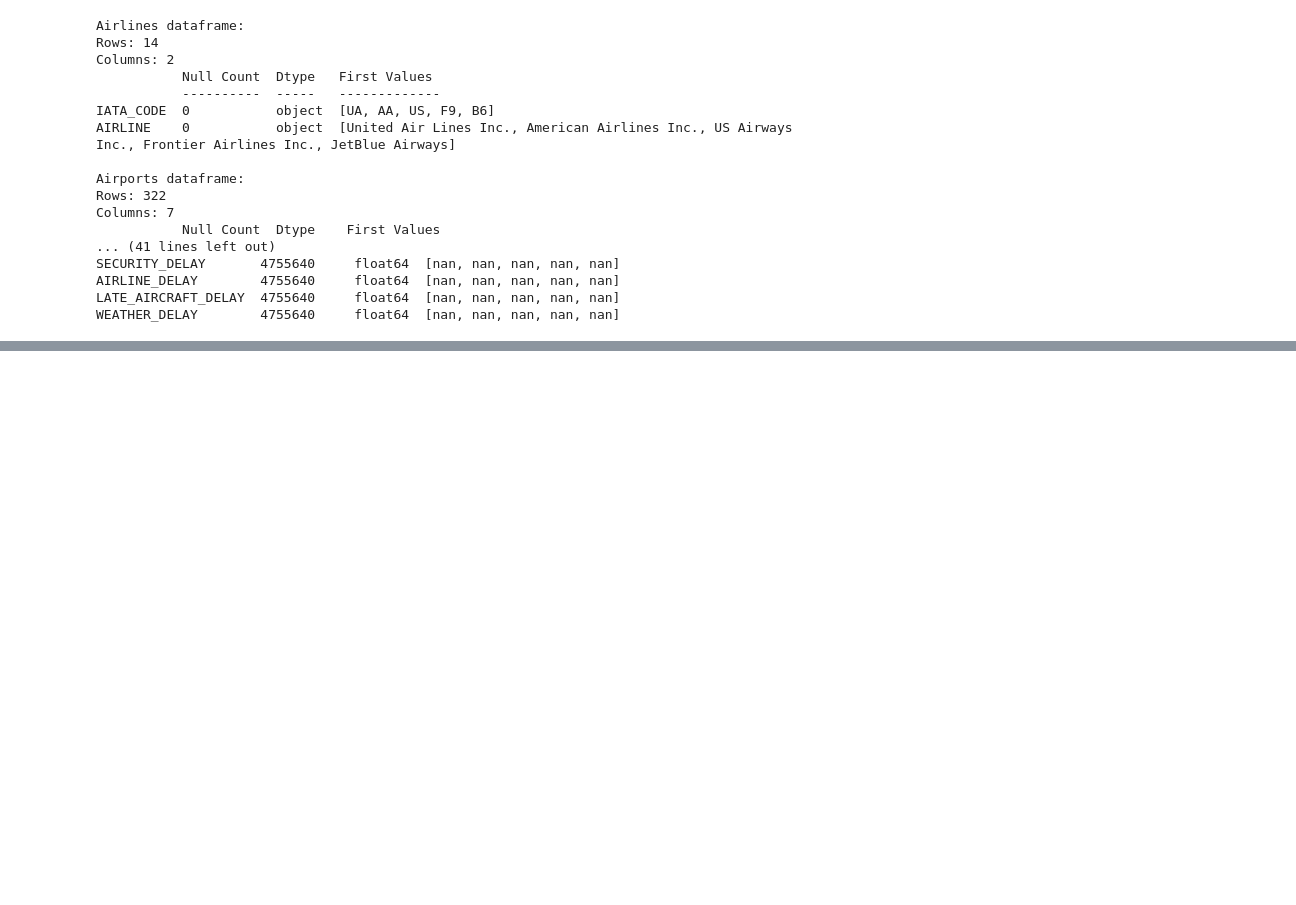
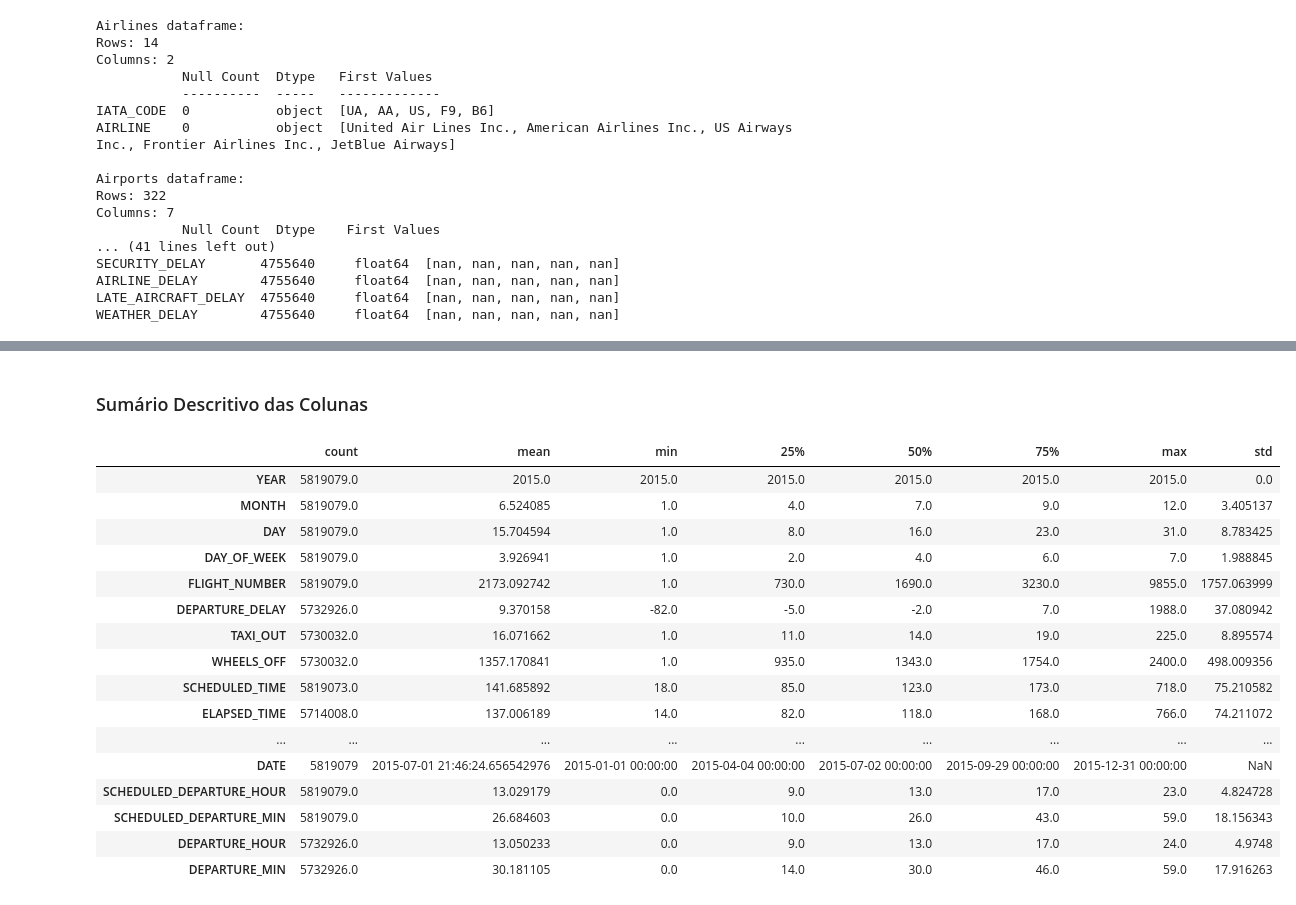
Before and after one commit to vpalvesalan/TechChallenge3, a Jupyter notebook: notebooks/1_EDA.ipynb, the cells around one changed output, grey strips where cells are left out. Saved outputs shown, nothing was run; the diff lists cells and outputs as text; code cells hidden in the pictures; blank space fills up the shorter version.

```diff
--- a/notebooks/1_EDA.ipynb
+++ b/notebooks/1_EDA.ipynb
@@ -31,7 +33,10 @@ flights_path = DATA_DIR / "flights.csv"
 start_time = datetime.now()
 airlines_df = pd.read_csv(airlines_path)
 airports_df = pd.read_csv(airport_path)
-flights_df = pd.read_csv(flights_path)
+flights_df = pd.read_csv(flights_path, dtype={
+        'SCHEDULED_DEPARTURE': str,
+        'DEPARTURE_TIME': str
+    })
 end_time = datetime.now()
 
 print(f"Dados carregados com sucesso em {((end_time-start_time).seconds)} seconds.")
@@ -73,24 +78,3 @@ Os dados contém três tabelas:
 **Obs.:** Existe varias colunas com falta de dados e algumas delas faltam dados para a maior parte das observações.
 
 O próximo passo é fazer a junção dessas três tabelas.
-# %%
-# Preparação Inicial - junção das três tabelas
-
-# flights com airlines e flight com airports (origem)
-df = pd.merge(flights_df, airlines_df, left_on='AIRLINE', right_on='IATA_CODE').merge(airports_df, left_on= 'ORIGIN_AIRPORT', right_on= 'IATA_CODE')
-
-def make_airport_columns_names(prefix):
-    new_names_dict = {'AIRLINE_y':f'{prefix}_AIRLINE', 'AIRPORT':f'{prefix}_AIRPORT', 'CITY':f'{prefix}_CITY',
-                      'STATE':f'{prefix}_STATE', 'COUNTRY':f'{prefix}_COUNTRY', 'LATITUDE':f'{prefix}_LATITUDE','LONGITUDE':f'{prefix}_LONGITUDE'}
-    return new_names_dict
-
-drop_columns = ['AIRLINE_x', 'IATA_CODE_y','IATA_CODE_x']
-df.drop(columns=drop_columns, inplace=True)
-
-df.rename(columns = make_airport_columns_names('ORIGIN'), inplace=True)
-
-# Flight com airports (destino)
-df = df.merge(airports_df, left_on='DESTINATION_AIRPORT', right_on='IATA_CODE').rename(make_airport_columns_names('DESTINATION'))
-df = df.rename(columns = make_airport_columns_names('DEST')).drop(columns=['IATA_CODE'])
-print('Tabela com associações realizadas:')
-df.info()
@@ -114,0 +168,37 @@ memory usage: 1.8+ GB
+# %%
+# Obtem a data em uma única coluna
+df['DATE'] = pd.to_datetime(df[['YEAR', 'MONTH', 'DAY']])
+
+# Obtem hora e minutos em coluna separada
+df['SCHEDULED_DEPARTURE_HOUR'] = df['SCHEDULED_DEPARTURE'].str[:2]
+df['SCHEDULED_DEPARTURE_MIN'] = df['SCHEDULED_DEPARTURE'].str[2:4]
+df['DEPARTURE_HOUR'] = df['DEPARTURE_TIME'].str[:2]
+df['DEPARTURE_MIN'] = df['DEPARTURE_TIME'].str[2:4]
+
+# Converte para número
+df['SCHEDULED_DEPARTURE_HOUR'] = pd.to_numeric(df['SCHEDULED_DEPARTURE_HOUR'], errors='coerce').astype('Int64')
+df['SCHEDULED_DEPARTURE_MIN'] = pd.to_numeric(df['SCHEDULED_DEPARTURE_MIN'], errors='coerce').astype('Int64')
+df['DEPARTURE_HOUR'] = pd.to_numeric(df['DEPARTURE_HOUR'], errors='coerce').astype('Int64')
+df['DEPARTURE_MIN'] = pd.to_numeric(df['DEPARTURE_MIN'], errors='coerce').astype('Int64')
+# %% [markdown]
+### Sumário Descritivo das Colunas
+# %%
+round(df.describe().T,2)
+# %% [output]
+|  | count | mean | min | 25% | 50% | 75% | max | std |
+| YEAR | 5819079.0 | 2015.0 | 2015.0 | 2015.0 | 2015.0 | 2015.0 | 2015.0 | 0.0 |
+| MONTH | 5819079.0 | 6.524085 | 1.0 | 4.0 | 7.0 | 9.0 | 12.0 | 3.405137 |
+| DAY | 5819079.0 | 15.704594 | 1.0 | 8.0 | 16.0 | 23.0 | 31.0 | 8.783425 |
+| DAY_OF_WEEK | 5819079.0 | 3.926941 | 1.0 | 2.0 | 4.0 | 6.0 | 7.0 | 1.988845 |
+| FLIGHT_NUMBER | 5819079.0 | 2173.092742 | 1.0 | 730.0 | 1690.0 | 3230.0 | 9855.0 | 1757.063999 |
+| DEPARTURE_DELAY | 5732926.0 | 9.370158 | -82.0 | -5.0 | -2.0 | 7.0 | 1988.0 | 37.080942 |
+| TAXI_OUT | 5730032.0 | 16.071662 | 1.0 | 11.0 | 14.0 | 19.0 | 225.0 | 8.895574 |
+| WHEELS_OFF | 5730032.0 | 1357.170841 | 1.0 | 935.0 | 1343.0 | 1754.0 | 2400.0 | 498.009356 |
+| SCHEDULED_TIME | 5819073.0 | 141.685892 | 18.0 | 85.0 | 123.0 | 173.0 | 718.0 | 75.210582 |
+| ELAPSED_TIME | 5714008.0 | 137.006189 | 14.0 | 82.0 | 118.0 | 168.0 | 766.0 | 74.211072 |
+| ... | ... | ... | ... | ... | ... | ... | ... | ... |
+| DATE | 5819079 | 2015-07-01 21:46:24.656542976 | 2015-01-01 00:00:00 | 2015-04-04 00:00:00 | 2015-07-02 00:00:00 | 2015-09-29 00:00:00 | 2015-12-31 00:00:00 | NaN |
+| SCHEDULED_DEPARTURE_HOUR | 5819079.0 | 13.029179 | 0.0 | 9.0 | 13.0 | 17.0 | 23.0 | 4.824728 |
+| SCHEDULED_DEPARTURE_MIN | 5819079.0 | 26.684603 | 0.0 | 10.0 | 26.0 | 43.0 | 59.0 | 18.156343 |
+| DEPARTURE_HOUR | 5732926.0 | 13.050233 | 0.0 | 9.0 | 13.0 | 17.0 | 24.0 | 4.9748 |
+| DEPARTURE_MIN | 5732926.0 | 30.181105 | 0.0 | 14.0 | 30.0 | 46.0 | 59.0 | 17.916263 |
```
Also changed, not shown: parts of 12 cells of this notebook, 5 other files.
